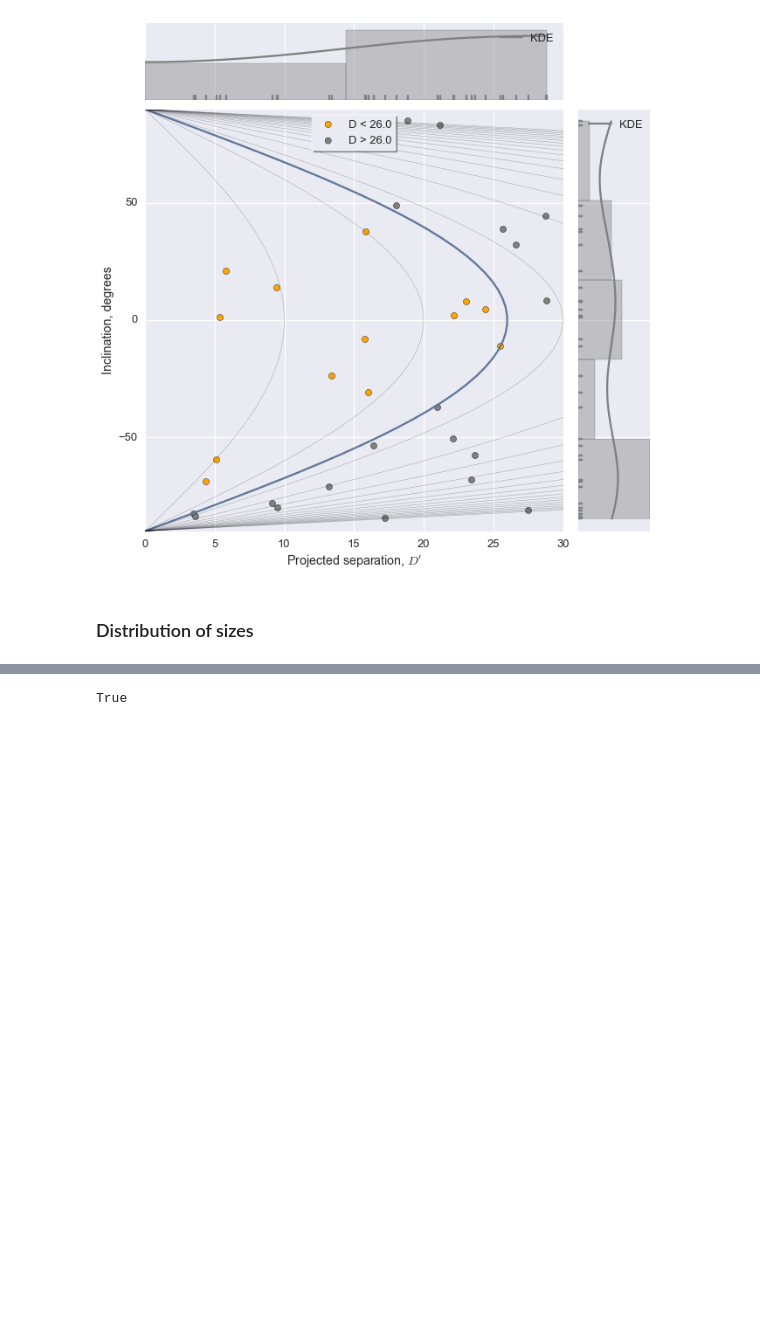
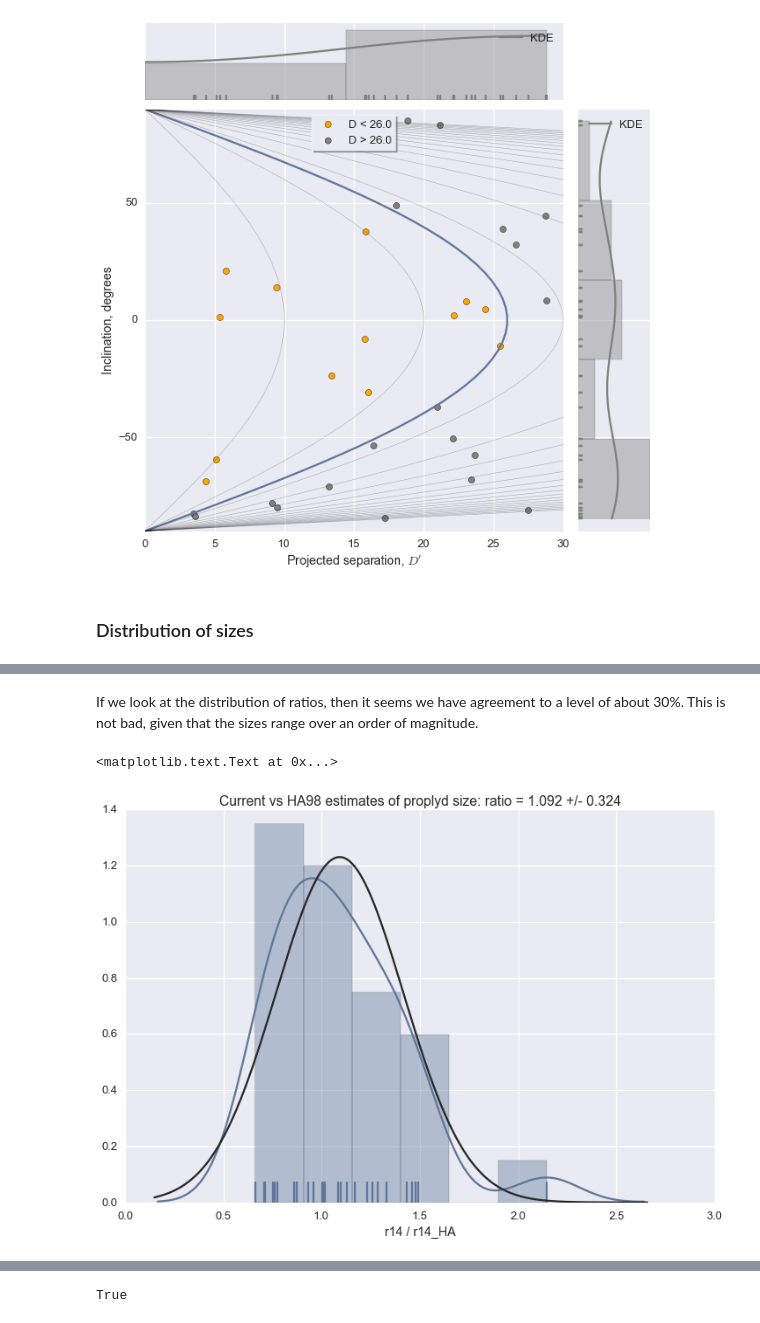
Before and after one commit to will-henney/bowshock-shape, a Jupyter notebook: Proplyd distribution.ipynb, the cells around one changed output, grey strips where cells are left out. Drawn from its saved outputs; the diff is of its cells as text; code cells hidden in the pictures; blank space fills up the shorter version.

```diff
--- a/Proplyd distribution.ipynb
+++ b/Proplyd distribution.ipynb
@@ -709,0 +863,11 @@ fig._layers
+# %% [markdown]
+If we look at the distribution of ratios, then it seems we have agreement to a level of about 30%.  This is not bad, given that the sizes range over an order of magnitude.
+# %%
+ratio = jdata['r14']/jdata['r14_HA']
+sns.distplot(ratio[overlap], rug=True, fit=stats.norm, axlabel='r14 / r14_HA')
+plt.title('Current vs HA98 estimates of proplyd size:'
+          ' ratio = {:.3f} +/- {:.3f}'.format(ratio[overlap].mean(),
+                                                 ratio[overlap].std()))
+# %% [output]
+<matplotlib.text.Text at 0x...>
+[figure, added]
```
Also changed, not shown: parts of 79 cells of this notebook, 39 other files.
